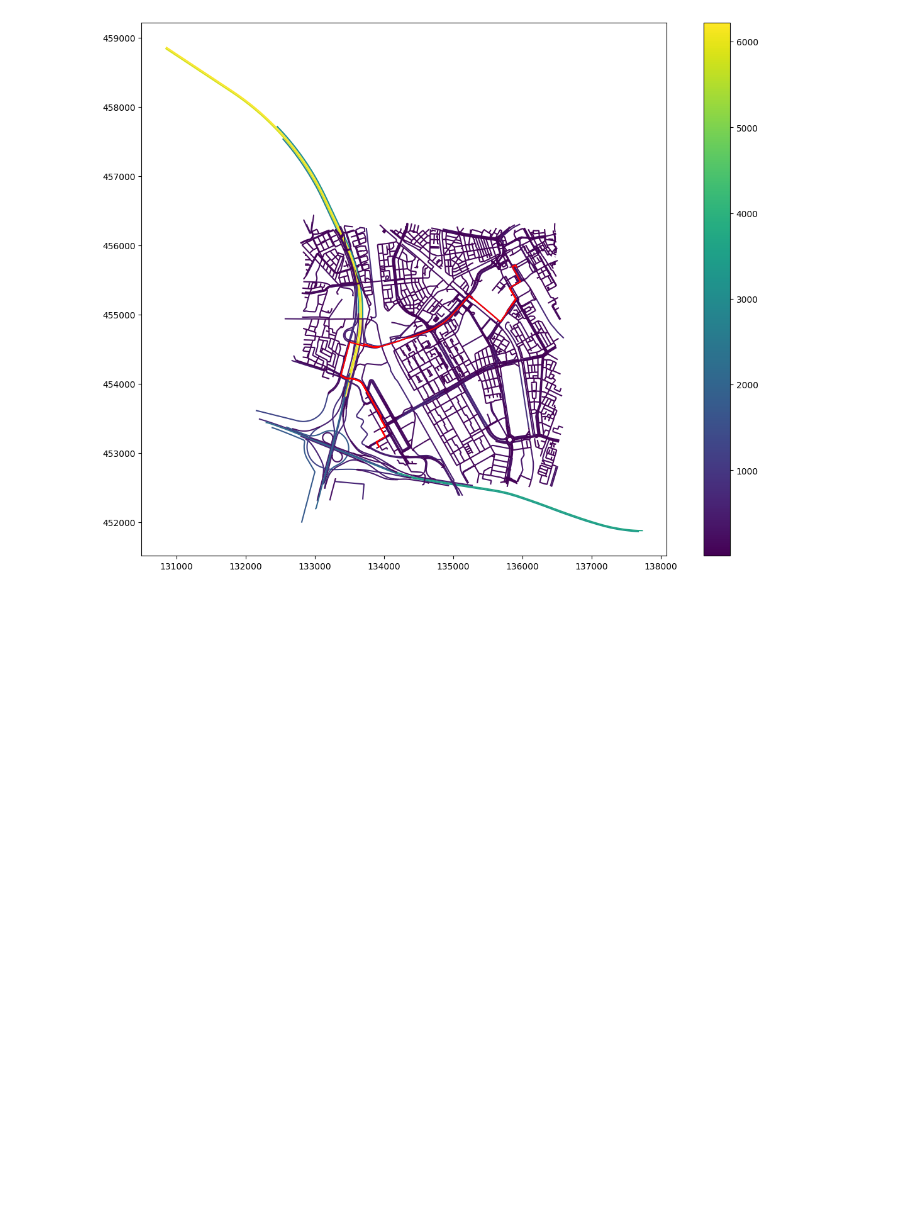
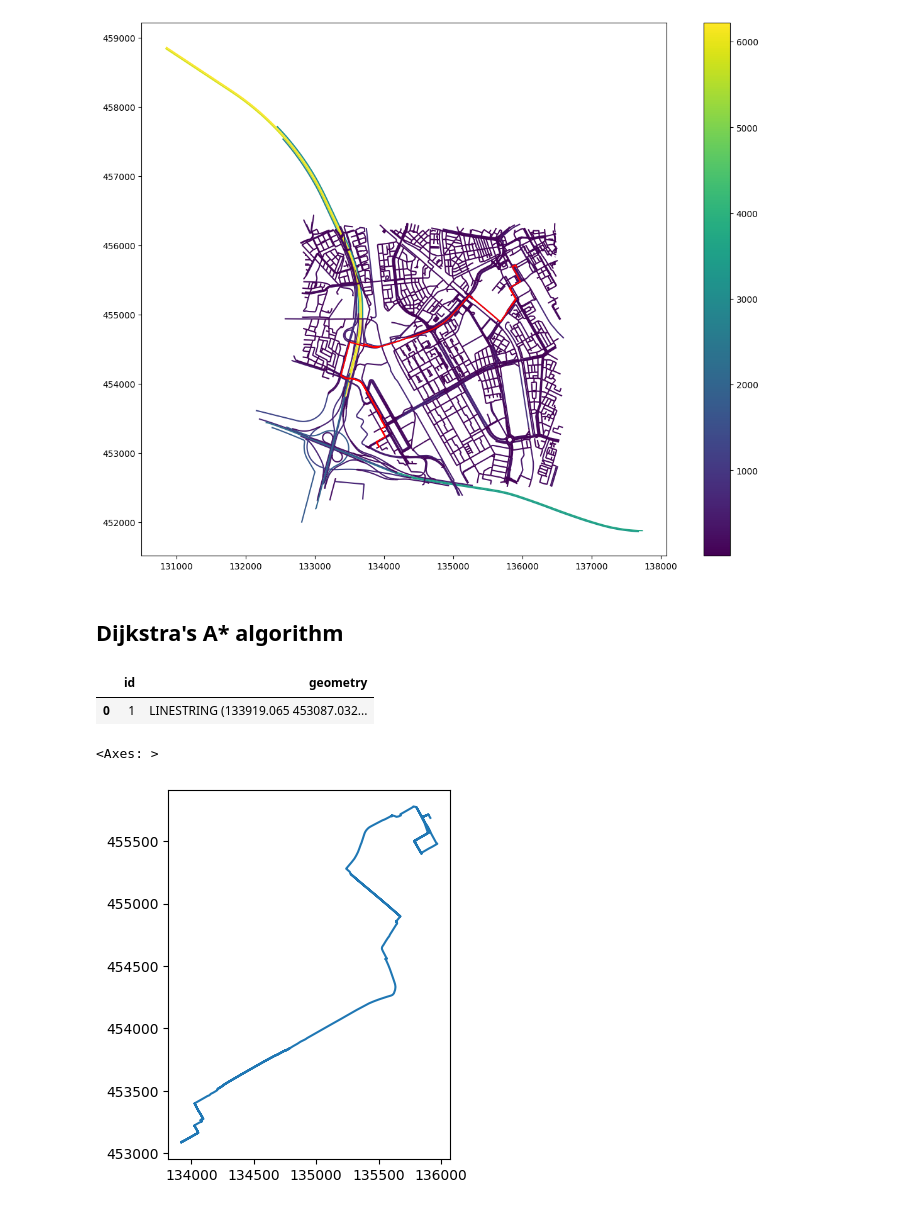
Before and after one commit to pratyush1611/pathfinder, a Jupyter notebook: nearest_graph_path.ipynb, the cells around one changed output. Saved outputs shown, nothing was run; the diff lists cells and outputs as text; code cells hidden in the pictures; blank space fills up the shorter version.

Commit message:
Update: dijkstra's a* algo

```diff
--- a/nearest_graph_path.ipynb
+++ b/nearest_graph_path.ipynb
@@ -191,0 +193,28 @@ plt.show()
+# %% [markdown]
+## Dijkstra's A* algorithm
+# %%
+astar_path = nx.astar_path(
+    G,
+    source=start,
+    target=end,
+    heuristic=lambda u, v: Point(u).distance(Point(v)),
+    weight="cost"
+)
+
+
+# stitch the segment geoms back together
+astar_segments = [ G[u][v]["geom"] for u,v in zip(astar_path[:-1], astar_path[1:]) ]
+astar_route_line = LineString([pt for seg in astar_segments for pt in seg.coords])
+
+# now you can wrap that in a GeoDataFrame, plot it, save it, etc.
+astar_route = gpd.GeoDataFrame({"id":[1]}, geometry=[astar_route_line], crs="EPSG:28992")
+# route.to_file("shortest_route.GeoJSON", driver='GEOJSON')
+astar_route
+# %% [output]
+|  | id | geometry |
+| 0 | 1 | LINESTRING (133919.065 453087.032... |
+# %%
+astar_route.plot()
+# %% [output]
+<Axes: >
+[figure, added]
```
Also changed, not shown: parts of 11 cells of this notebook.
